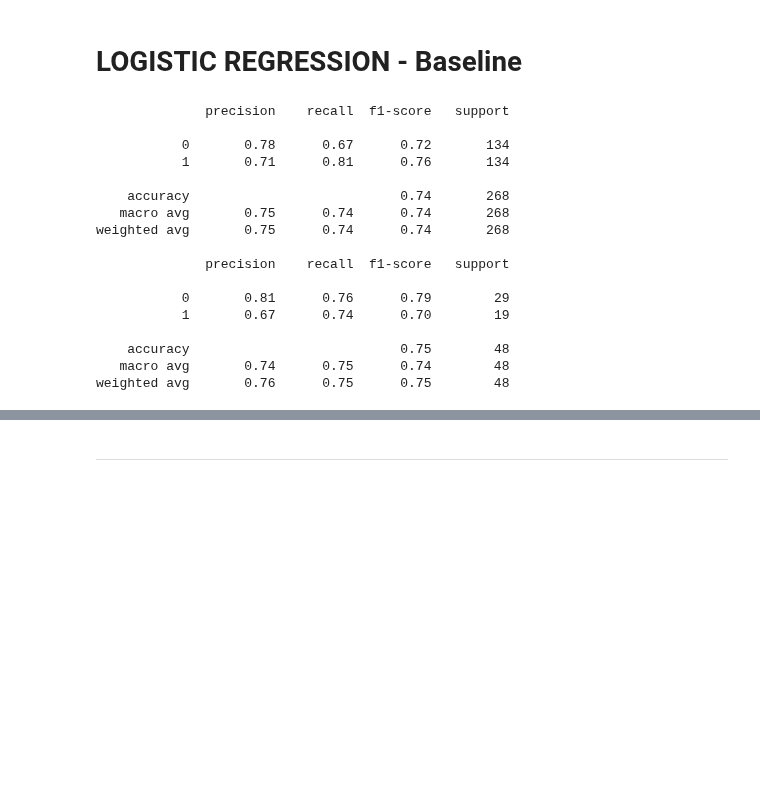
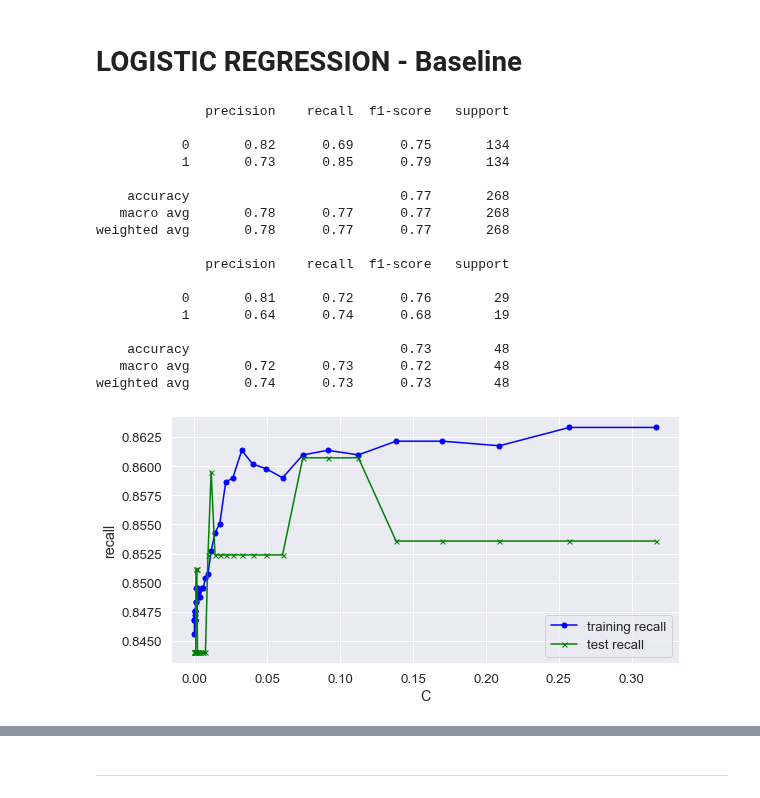
Before and after one commit to JaviCeRodriguez/Heart-Failure-ML, a Jupyter notebook: classification_v2.ipynb, the cells around one changed output, grey strips where cells are left out. Saved outputs shown, nothing was run; the diff lists cells and outputs as text; code cells hidden in the pictures; blank space fills up the shorter version.

```diff
--- a/classification_v2.ipynb
+++ b/classification_v2.ipynb
@@ -121,7 +151,7 @@ def aoc_curves (model,feat,targ):
 # %% [markdown]
 # LOGISTIC REGRESSION - Baseline
 # %%
-lr_model = LogisticRegression(fit_intercept=False, dual=False, max_iter=30000)
+lr_model = LogisticRegression(fit_intercept=False, dual=False, max_iter=30000,C=0.1)
 lr_model.fit(feat_train,targ_train)
 lr_predicted = cross_val_predict(lr_model,feat_train,targ_train,cv=10)
 lr_predicted_t = lr_model.predict(scaler.transform(feat_test))
@@ -130,21 +160,25 @@ print(classification_report(targ_test, lr_predicted_t))
 # %% [output]
               precision    recall  f1-score   support
 
-           0       0.78      0.67      0.72       134
-           1       0.71      0.81      0.76       134
+           0       0.82      0.69      0.75       134
+           1       0.73      0.85      0.79       134
 
-    accuracy                           0.74       268
-   macro avg       0.75      0.74      0.74       268
-weighted avg       0.75      0.74      0.74       268
+    accuracy                           0.77       268
+   macro avg       0.78      0.77      0.77       268
+weighted avg       0.78      0.77      0.77       268
 
               precision    recall  f1-score   support
 
-           0       0.81      0.76      0.79        29
-           1       0.67      0.74      0.70        19
+           0       0.81      0.72      0.76        29
+           1       0.64      0.74      0.68        19
 
-    accuracy                           0.75        48
-   macro avg       0.74      0.75      0.74        48
-weighted avg       0.76      0.75      0.75        48
+    accuracy                           0.73        48
+   macro avg       0.72      0.73      0.72        48
+weighted avg       0.74      0.73      0.73        48
+# %%
+train_test_curve(lr_model,"C",np.logspace(-4,-0.5,40))
+# %% [output]
+[figure, added]
 # %%
 cm = confusion_matrix(targ_train, lr_predicted)
 disp = ConfusionMatrixDisplay(confusion_matrix=cm)
```
Also changed, not shown: parts of 18 cells of this notebook.
